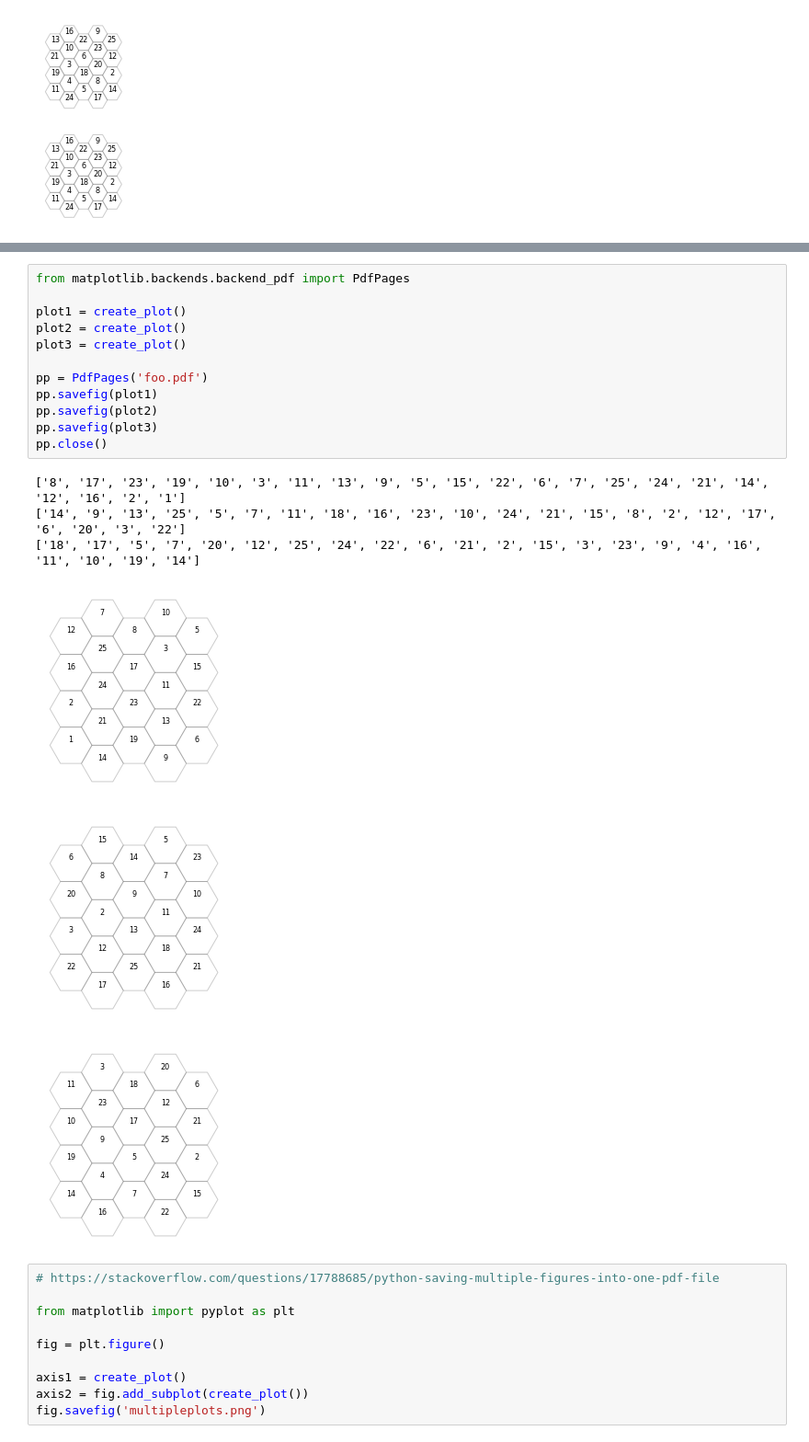
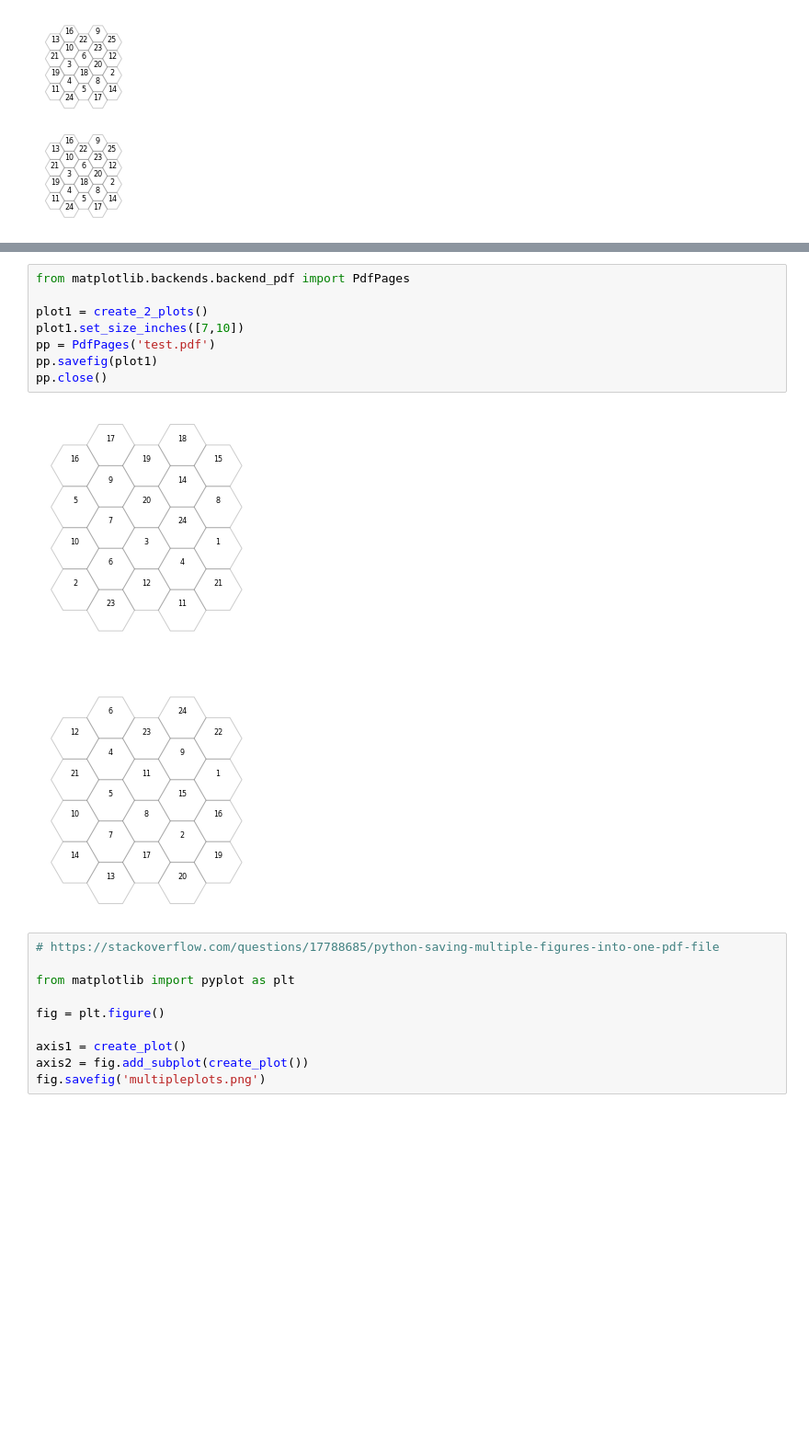
Before and after one commit to DJSaunders1997/blockbuster, a Jupyter notebook: Blockbusters.ipynb, the cells around one changed output, grey strips where cells are left out. Shown at 92% size. Cells and saved outputs as stored; diff of their text form; blank space fills up the shorter version.

Commit message:
successfully printed 2 plots to 1 pdf page

```diff
--- a/Blockbusters.ipynb
+++ b/Blockbusters.ipynb
@@ -236,22 +292,13 @@ plt.show()
 # %%
 from matplotlib.backends.backend_pdf import PdfPages
 
-plot1 = create_plot()
-plot2 = create_plot()
-plot3 = create_plot()
-
-pp = PdfPages('foo.pdf')
+plot1 = create_2_plots()
+plot1.set_size_inches([7,10])
+pp = PdfPages('test.pdf')
 pp.savefig(plot1)
-pp.savefig(plot2)
-pp.savefig(plot3)
 pp.close()
 # %% [output]
-['8', '17', '23', '19', '10', '3', '11', '13', '9', '5', '15', '22', '6', '7', '25', '24', '21', '14', '12', '16', '2', '1']
-['14', '9', '13', '25', '5', '7', '11', '18', '16', '23', '10', '24', '21', '15', '8', '2', '12', '17', '6', '20', '3', '22']
-['18', '17', '5', '7', '20', '12', '25', '24', '22', '6', '21', '2', '15', '3', '23', '9', '4', '16', '11', '10', '19', '14']
-[figure, old version]
+[figure, new version]
-[figure, removed]
-[figure, removed]
 # %%
 # https://stackoverflow.com/questions/17788685/python-saving-multiple-figures-into-one-pdf-file
 
```
Also changed, not shown: parts of 1 cell of this notebook, 1 other file.
